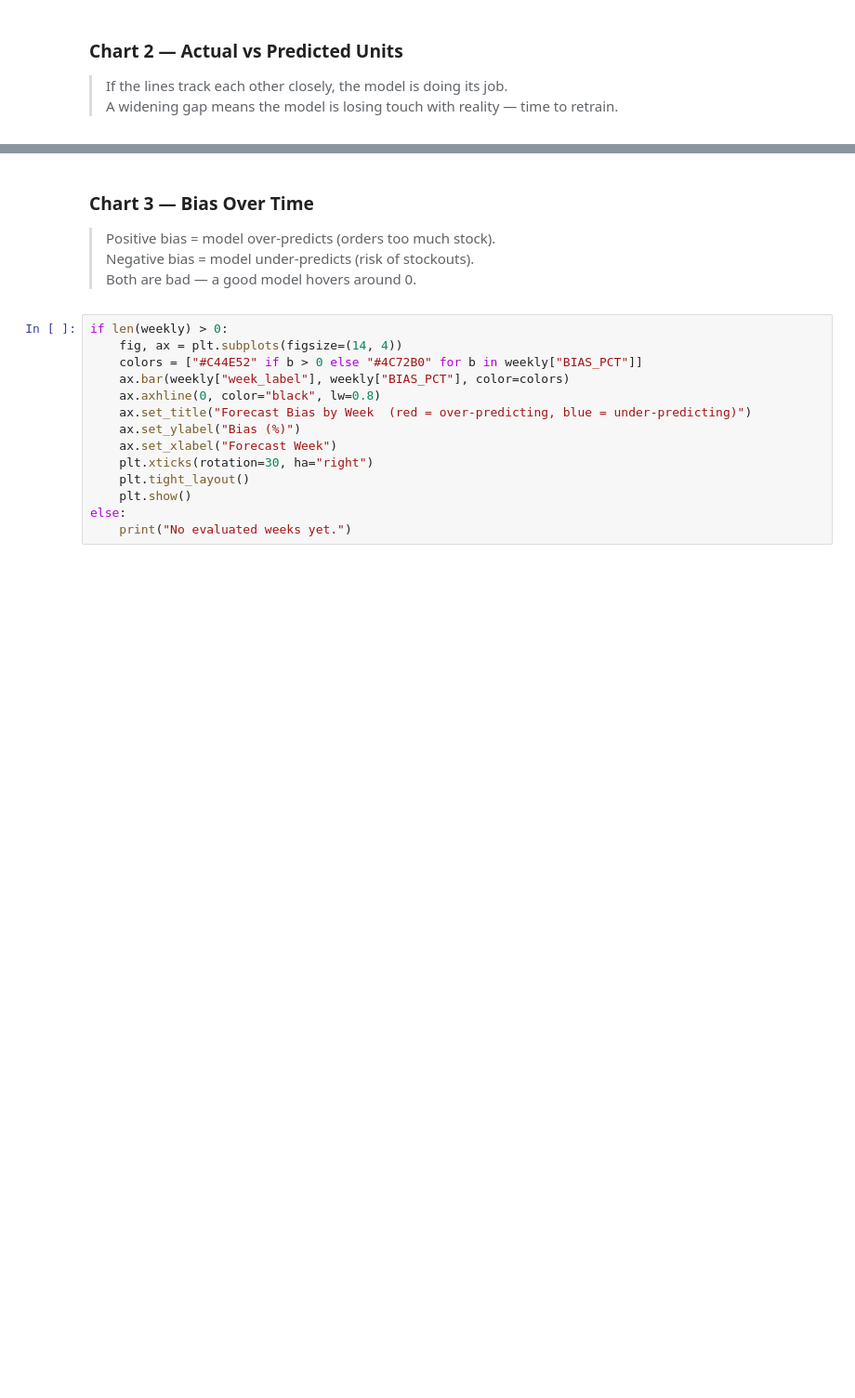
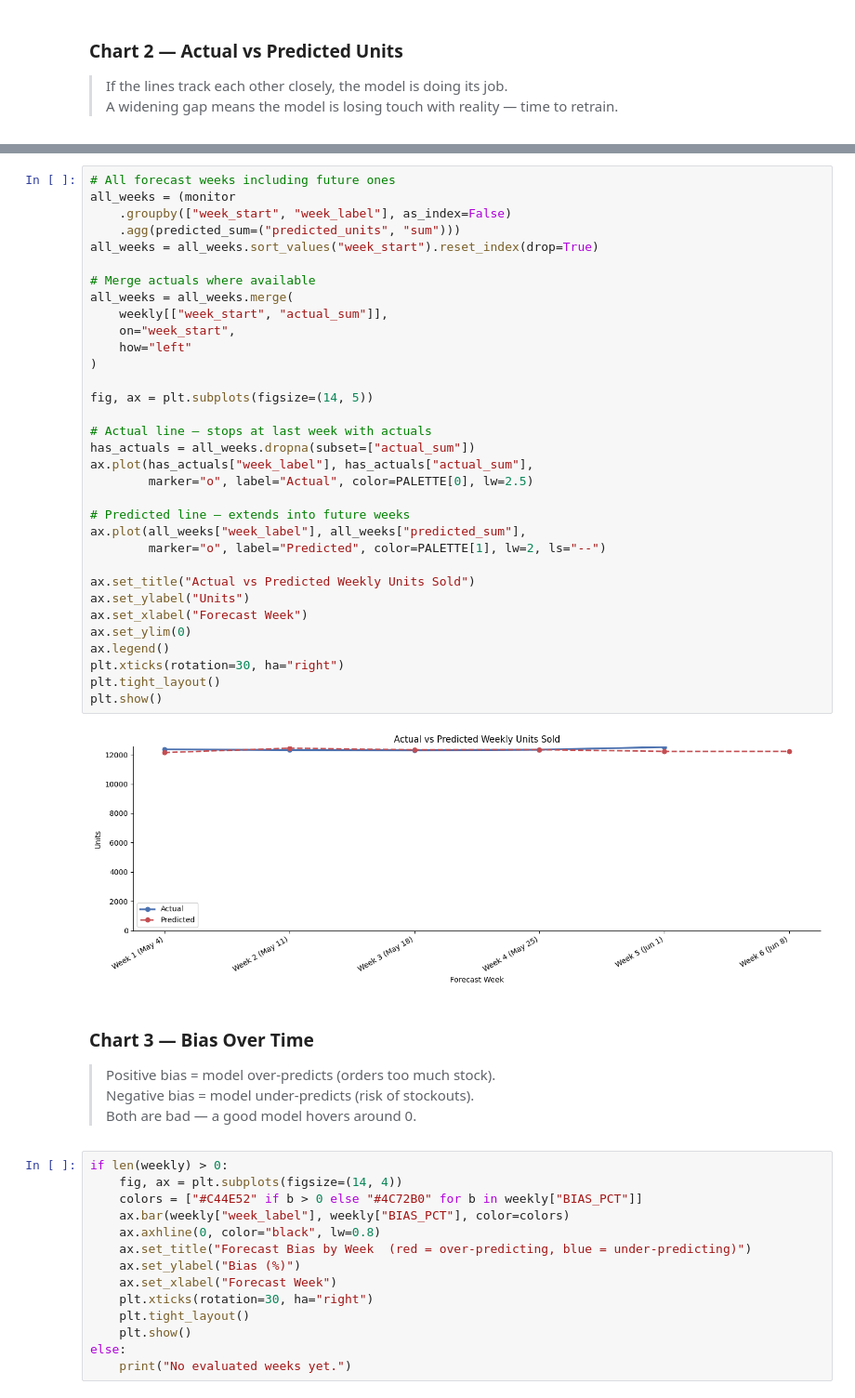
Before and after one commit to Bonaboss01/retail-sales-forecasting-genai, a Jupyter notebook: notebooks/15_model_monitoring.ipynb, the cells around one changed output, grey strips where cells are left out. Shown at 93% size. Cells and saved outputs as stored; diff of their text form; blank space fills up the shorter version.

```diff
--- a/notebooks/15_model_monitoring.ipynb
+++ b/notebooks/15_model_monitoring.ipynb
@@ -323,3 +324,38 @@ else:
+# %%
+# All forecast weeks including future ones
+all_weeks = (monitor
+    .groupby(["week_start", "week_label"], as_index=False)
+    .agg(predicted_sum=("predicted_units", "sum")))
+all_weeks = all_weeks.sort_values("week_start").reset_index(drop=True)
+
+# Merge actuals where available
+all_weeks = all_weeks.merge(
+    weekly[["week_start", "actual_sum"]],
+    on="week_start",
+    how="left"
+)
+
+fig, ax = plt.subplots(figsize=(14, 5))
+
+# Actual line — stops at last week with actuals
+has_actuals = all_weeks.dropna(subset=["actual_sum"])
+ax.plot(has_actuals["week_label"], has_actuals["actual_sum"],
+        marker="o", label="Actual", color=PALETTE[0], lw=2.5)
+
+# Predicted line — extends into future weeks
+ax.plot(all_weeks["week_label"], all_weeks["predicted_sum"],
+        marker="o", label="Predicted", color=PALETTE[1], lw=2, ls="--")
+
+ax.set_title("Actual vs Predicted Weekly Units Sold")
+ax.set_ylabel("Units")
+ax.set_xlabel("Forecast Week")
+ax.set_ylim(0)
+ax.legend()
+plt.xticks(rotation=30, ha="right")
+plt.tight_layout()
+plt.show()
+# %% [output]
+[figure, added]
 # %% [markdown]
 ### Chart 3 — Bias Over Time
 > Positive bias = model over-predicts (orders too much stock).
```
Also changed, not shown: parts of 6 cells of this notebook, 1 other file.
